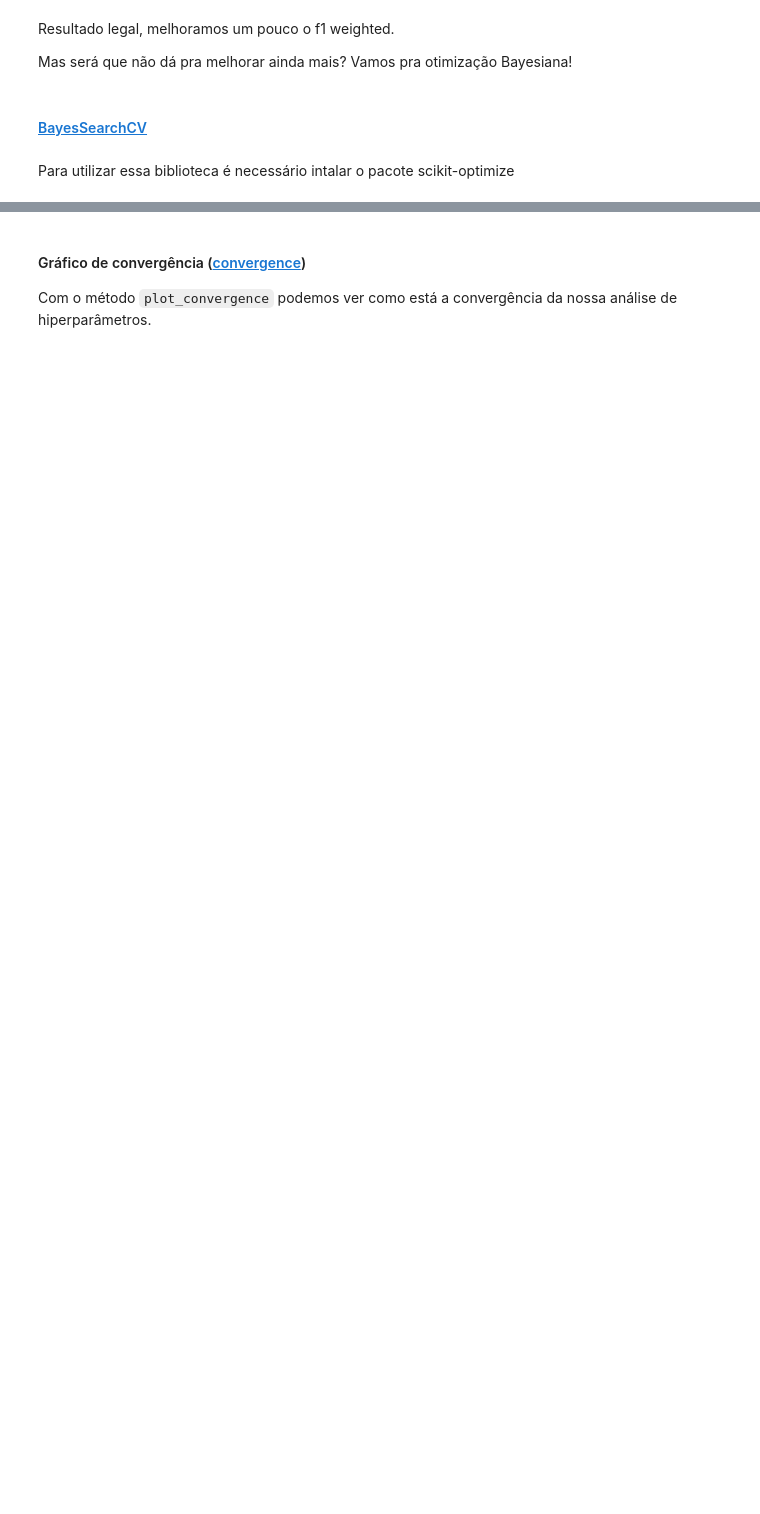
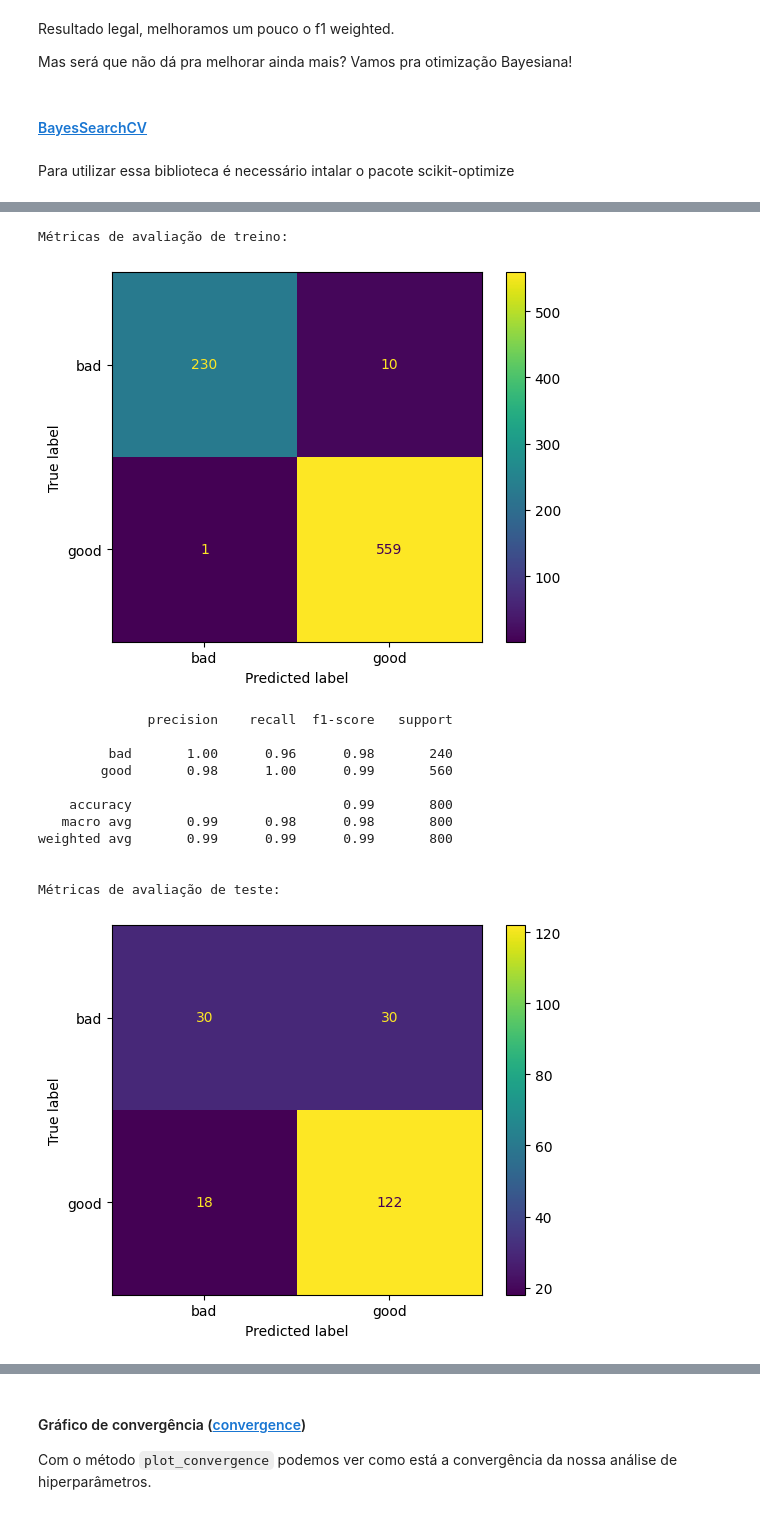
Before and after one commit to patriciacatandi/Lets_Code_DS_Degree_Alunos_ML, a Jupyter notebook: Módulo 11 - Machine Learning III/4 - Otimização de Parâmetros Avançada/Otimização de Parâmetros Avançada.ipynb, the cells around one changed output, grey strips where cells are left out. Drawn from its saved outputs; the diff is of its cells as text; code cells hidden in the pictures; blank space fills up the shorter version.

```diff
--- a/Módulo 11 - Machine Learning III/4 - Otimização de Parâmetros Avançada/Otimização de Parâmetros Avançada.ipynb
+++ b/Módulo 11 - Machine Learning III/4 - Otimização de Parâmetros Avançada/Otimização de Parâmetros Avançada.ipynb
@@ -393,12 +492,7 @@ params_grid = {"gb__loss" : ["deviance", "exponential"],  # categorical paramete
 # log-uniform: understand as search over p = exp(x) by varying x
 
 # instancia BayesSearchCV
-
+opt = BayesSearchCV(pipe, search_spaces=params_grid, n_iter=10, cv=fold, random_state=0, scoring='f1_weighted', n_jobs=-1)
 
 # fit do objeto
-
-
-# print de retornos
-print("val. score: %s" % opt.best_score_)
-print("test score: %s" % opt.score(X_test, y_test))
-print("best params: %s" % str(opt.best_params_))
+opt.fit(X_train, y_train)
@@ -407,3 +536,18 @@ print("best params: %s" % str(opt.best_params_))
 # %%
 # salva f1_weighted
-score_opt =
+score_opt = metricas_classificacao(opt, X_train, X_test, y_train, y_test)
+# %% [output]
+Métricas de avaliação de treino:
+[figure, added]
+              precision    recall  f1-score   support
+
+         bad       1.00      0.96      0.98       240
+        good       0.98      1.00      0.99       560
+
+    accuracy                           0.99       800
+   macro avg       0.99      0.98      0.98       800
+weighted avg       0.99      0.99      0.99       800
+
+
+Métricas de avaliação de teste:
+[figure, added]
```
Also changed, not shown: parts of 18 cells of this notebook.
